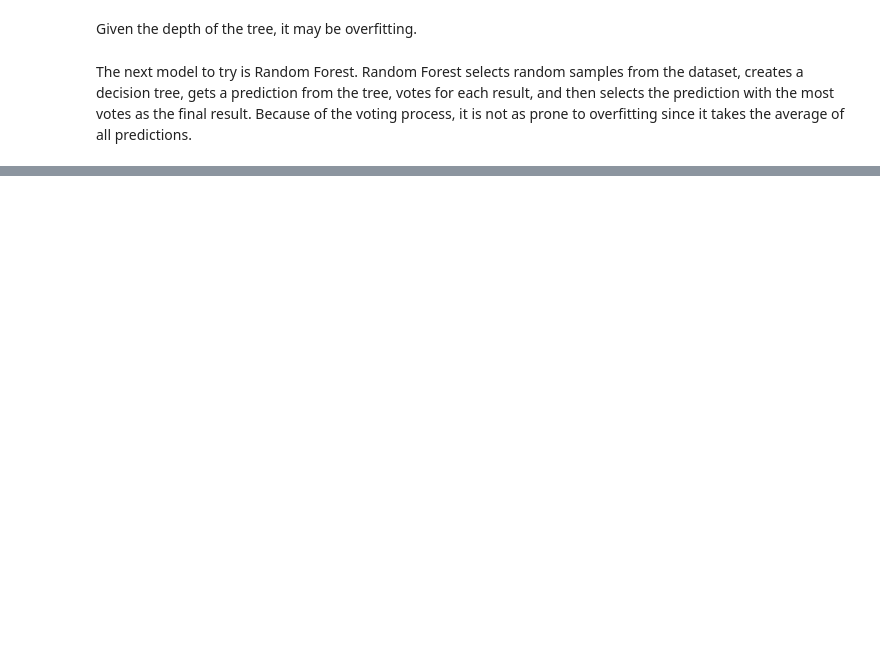
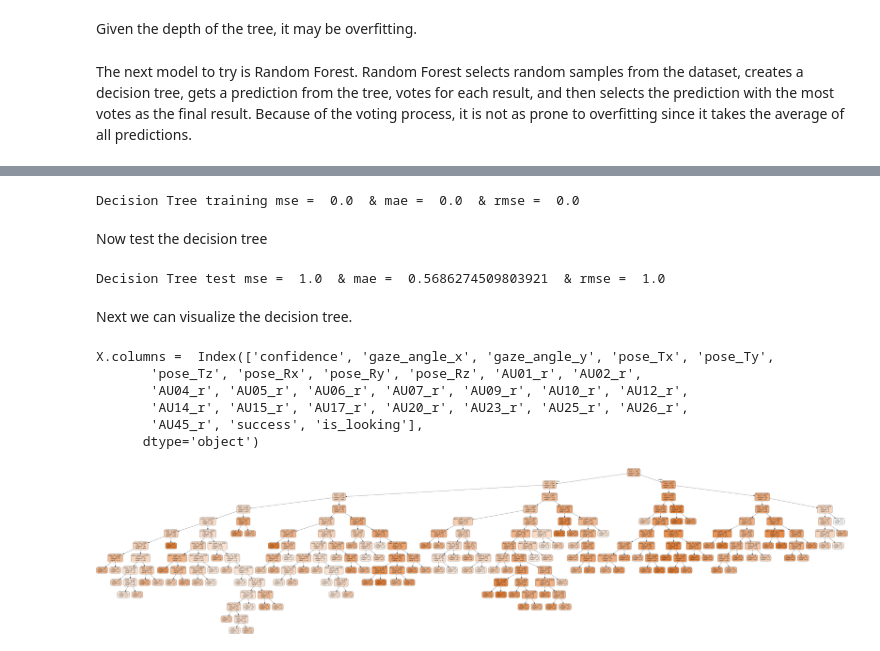
Before and after one commit to bronwynbiro/Object-Related-Affect, a Jupyter notebook: Project.ipynb, the cells around one changed output, grey strips where cells are left out. Cells and saved outputs as stored; diff of their text form; code cells hidden in the pictures; blank space fills up the shorter version.

```diff
--- a/Project.ipynb
+++ b/Project.ipynb
@@ -143,0 +397,5 @@ dtype: float64
+# %%
+X = df[df.is_happy == True] # only look at rows with happy emotion
+X = df.drop(['is_happy', 'intensity'], 1) # drop the labels from the test set
+y = df.intensity
+X_train, X_test, y_train, y_test = train_test_split(X, y, test_size=0.2, random_state=0) # Split arrays into random train and test subsets, with test_size of 20%
@@ -143,0 +418,54 @@ dtype: float64
+# %%
+from sklearn.tree import DecisionTreeRegressor
+from sklearn.metrics import mean_squared_error
+from sklearn.metrics import mean_absolute_error
+from math import sqrt
+
+#Initialize the classifier
+tree_model = DecisionTreeRegressor()
+tree_model.fit(X_train,y_train)
+
+#Get the mean error for the training set
+y_pred = tree_model.predict(X_train)
+tree_mse = mean_squared_error(y_train, y_pred)
+tree_mae = mean_absolute_error(y_train, y_pred)
+print("Decision Tree training mse = ",tree_mse," & mae = ",tree_mae," & rmse = ", sqrt(tree_mse))
+# %% [output]
+Decision Tree training mse =  0.0  & mae =  0.0  & rmse =  0.0
+# %% [markdown]
+Now test the decision tree
+# %%
+y_pred = tree_model.predict(X_test)
+tree_test_mse = mean_squared_error(y_test, y_pred)
+tree_test_mae = mean_absolute_error(y_test, y_pred)
+print("Decision Tree test mse = ",tree_test_mse," & mae = ",tree_test_mae," & rmse = ", sqrt(tree_test_mse))
+# %% [output]
+Decision Tree test mse =  1.0  & mae =  0.5686274509803921  & rmse =  1.0
+# %% [markdown]
+Next we can visualize the decision tree.
+# %%
+from sklearn.externals.six import StringIO
+from IPython.display import Image
+from sklearn.tree import export_graphviz
+import pydotplus
+
+dot_data = StringIO()
+export_graphviz(tree_model, out_file=dot_data,
+                filled=True, rounded=True,
+                special_characters=True, feature_names = X.columns, class_names=['1','2', '3','4','5']) # class = 1 means image with emotion little bit happy and class = 5 means image with emotion very happy
+graph = pydotplus.graph_from_dot_data(dot_data.getvalue())
+# graph.write_png('decision_tree_intensity.png')
+# graph.set_size('"300,300!"') # set size to be larger so the text becomes readable.
+# graph.write_png('decision_tree_intensity_resized.png')
+
+#write pdf because the image is too large
+graph.write_pdf("decision_tree_intensity_pdf.pdf")
+Image(graph.create_png())
+# %% [output]
+X.columns =  Index(['confidence', 'gaze_angle_x', 'gaze_angle_y', 'pose_Tx', 'pose_Ty',
+       'pose_Tz', 'pose_Rx', 'pose_Ry', 'pose_Rz', 'AU01_r', 'AU02_r',
+       'AU04_r', 'AU05_r', 'AU06_r', 'AU07_r', 'AU09_r', 'AU10_r', 'AU12_r',
+       'AU14_r', 'AU15_r', 'AU17_r', 'AU20_r', 'AU23_r', 'AU25_r', 'AU26_r',
+       'AU45_r', 'success', 'is_looking'],
+      dtype='object')
+[figure, added]
```
Also changed, not shown: parts of 68 cells of this notebook.
